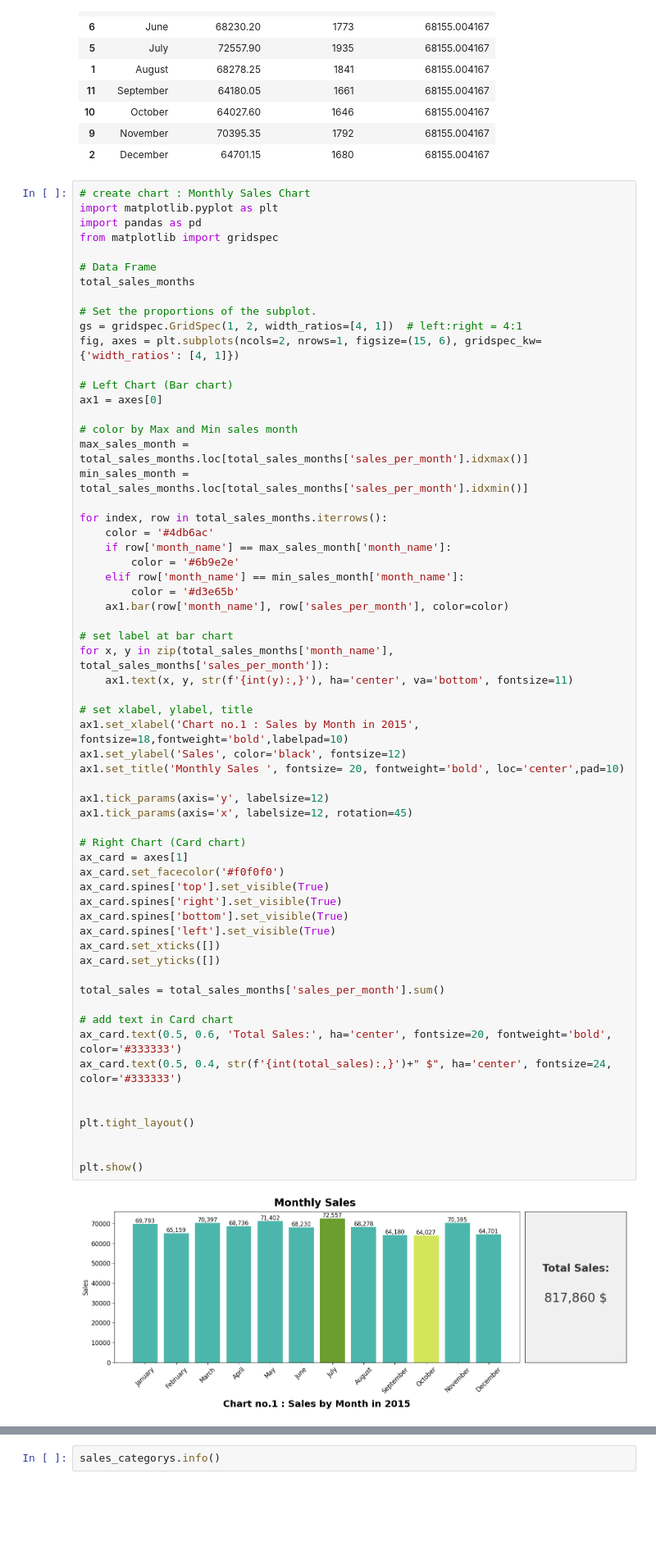
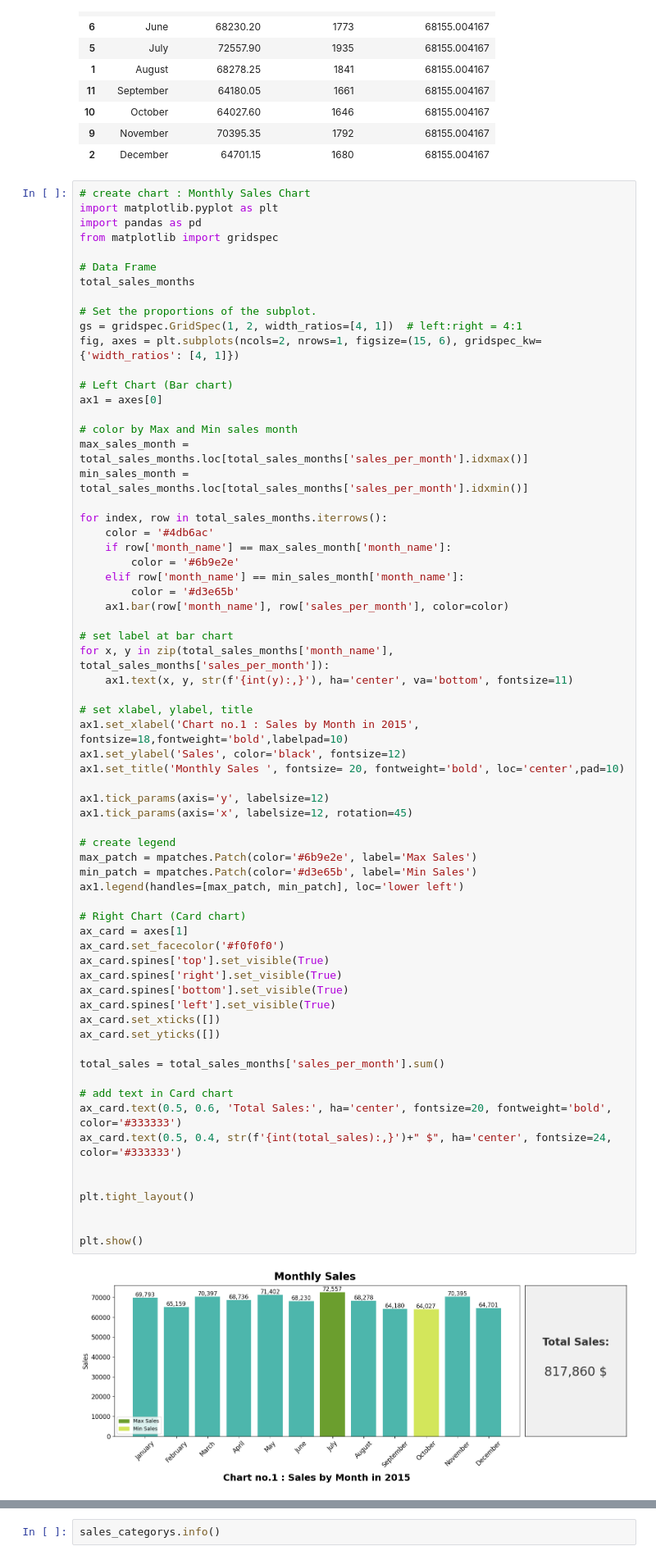
Before and after one commit to AreeratM/My-mini-project, a Jupyter notebook: PizzaSale_Analysis.ipynb, the cells around one changed output, grey strips where cells are left out. Shown at 82% size. Drawn from its saved outputs; the diff is of its cells as text; blank space fills up the shorter version.

```diff
--- a/PizzaSale_Analysis.ipynb
+++ b/PizzaSale_Analysis.ipynb
@@ -343,34 +345,39 @@ for x, y in zip(total_sales_months['month_name'], total_sales_months['sales_per_
 # set xlabel, ylabel, title
 ax1.set_xlabel('Chart no.1 : Sales by Month in 2015', fontsize=18,fontweight='bold',labelpad=10)
 ax1.set_ylabel('Sales', color='black', fontsize=12)
 ax1.set_title('Monthly Sales ', fontsize= 20, fontweight='bold', loc='center',pad=10)
 
 ax1.tick_params(axis='y', labelsize=12)
 ax1.tick_params(axis='x', labelsize=12, rotation=45)
 
+# create legend
+max_patch = mpatches.Patch(color='#6b9e2e', label='Max Sales')
+min_patch = mpatches.Patch(color='#d3e65b', label='Min Sales')
+ax1.legend(handles=[max_patch, min_patch], loc='lower left')
+
 # Right Chart (Card chart)
 ax_card = axes[1]
 ax_card.set_facecolor('#f0f0f0')
 ax_card.spines['top'].set_visible(True)
 ax_card.spines['right'].set_visible(True)
 ax_card.spines['bottom'].set_visible(True)
 ax_card.spines['left'].set_visible(True)
 ax_card.set_xticks([])
 ax_card.set_yticks([])
 
 total_sales = total_sales_months['sales_per_month'].sum()
 
 # add text in Card chart
 ax_card.text(0.5, 0.6, 'Total Sales:', ha='center', fontsize=20, fontweight='bold', color='#333333')
 ax_card.text(0.5, 0.4, str(f'{int(total_sales):,}')+" $", ha='center', fontsize=24, color='#333333')
 
 
 plt.tight_layout()
 
 
 plt.show()
 # %% [output]
-[figure, old version]
+[figure, new version]
 # %%
 # create chart : Monthly Orders Chart
 
```
Also changed, not shown: parts of 3 cells of this notebook.
